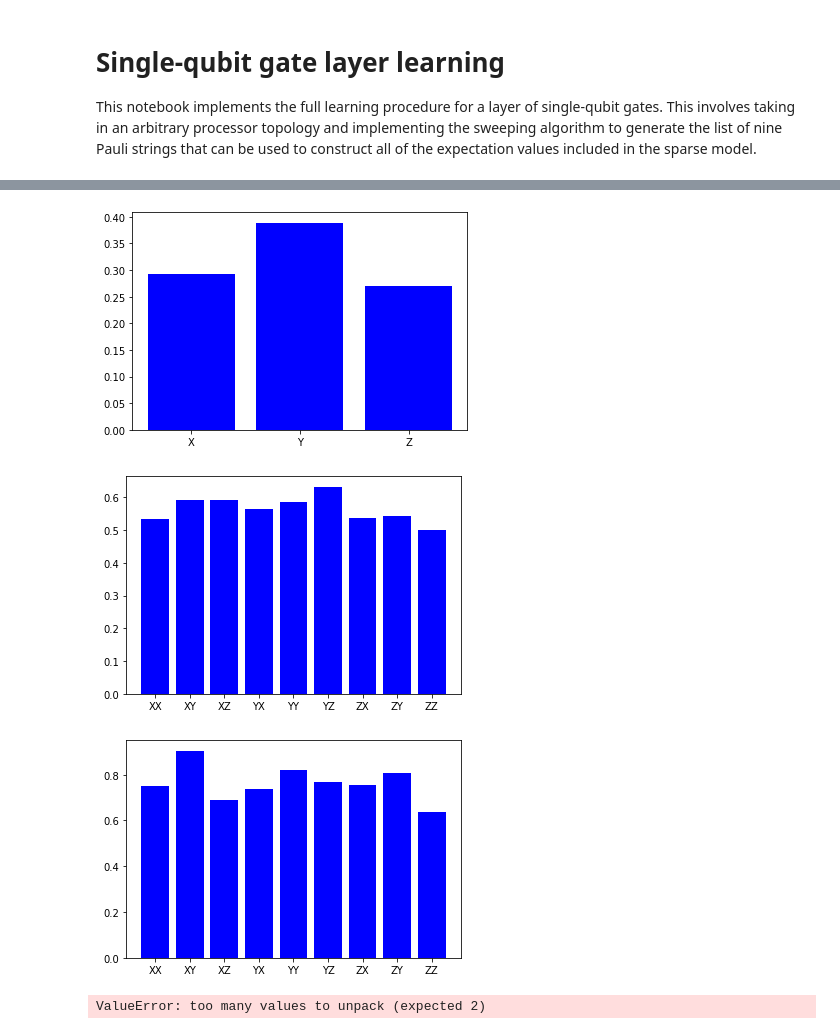
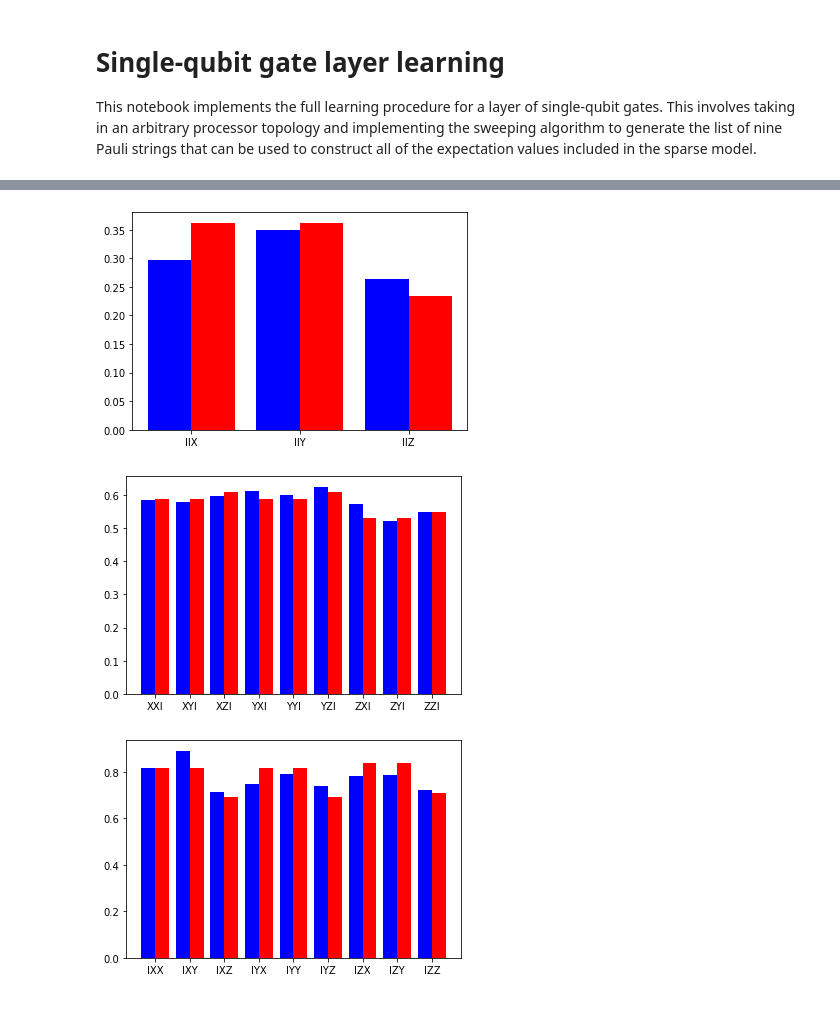
Before and after one commit to benmcdonough20/NEPEC_on_Hardware, a Jupyter notebook: two_qubit_PEC/single_qubit_gate_learning.ipynb, the cells around one changed output, grey strips where cells are left out. Cells and saved outputs as stored; diff of their text form; code cells hidden in the pictures.

```diff
--- a/two_qubit_PEC/single_qubit_gate_learning.ipynb
+++ b/two_qubit_PEC/single_qubit_gate_learning.ipynb
@@ -320,0 +313,5 @@ for p in show_paulis:
+# %%
+noise_model = NoiseModel.from_backend(backend)
+x_error = noise_model._local_quantum_errors['x']
+id_error = noise_model._local_quantum_errors['id']
+sx_error = noise_model._local_quantum_errors['sx']
@@ -321,5 +349,8 @@ for p in show_paulis:
 # %%
 show_paulis = [j+"II" for j in "XYZ"]
-for p in show_paulis:
-    plt.bar(p[0], 100*(1-fit_data[p]), color='b')
+width = .4
+ax = np.arange(len(show_paulis))
+plt.bar(ax-width/2, [100*(1-fit_data[p]) for p in show_paulis], width, color='b')
+plt.bar(ax+width/2, [100*(1-real_errors[p]) for p in show_paulis], width, color = 'r')
+plt.xticks(ax, show_paulis);
 # %% [output]
@@ -327,5 +358,7 @@ for p in show_paulis:
 # %%
 show_paulis = ["I"+j+"I" for j in "XYZ"]
-for p in show_paulis:
-    plt.bar(p[1], 100*(1-fit_data[p]), color = 'b')
+ax = np.arange(len(show_paulis))
+plt.bar(ax-width/2, [100*(1-fit_data[p]) for p in show_paulis], width, color='b')
+plt.bar(ax+width/2, [100*(1-real_errors[p]) for p in show_paulis], width, color = 'r')
+plt.xticks(ax, show_paulis);
 # %% [output]
@@ -333,24 +366,24 @@ for p in show_paulis:
 # %%
 show_paulis = ["II"+j for j in "XYZ"]
-for p in show_paulis:
-    plt.bar(p[2], 100*(1-fit_data[p]), color = 'b')
+ax = np.arange(len(show_paulis))
+plt.bar(ax-width/2, [100*(1-fit_data[p]) for p in show_paulis], width, color='b')
+plt.bar(ax+width/2, [100*(1-real_errors[p]) for p in show_paulis], width, color = 'r')
+plt.xticks(ax, show_paulis);
 # %% [output]
-[figure, old version]
+[figure, new version]
 # %%
 show_paulis = [x + y + "I" for x in "XYZ" for y in "XYZ"]
-for p in show_paulis:
-    plt.bar(p[:2], 100*(1-fit_data[p]), color='b')
+ax = np.arange(len(show_paulis))
+plt.bar(ax-width/2, [100*(1-fit_data[p]) for p in show_paulis], width, color='b')
+plt.bar(ax+width/2, [100*(1-real_errors[p]) for p in show_paulis], width, color = 'r')
+plt.xticks(ax, show_paulis);
 # %% [output]
-[figure, old version]
+[figure, new version]
 # %%
 show_paulis = ["I"+x+y for x in "XYZ" for y in "XYZ"]
-for p in show_paulis:
-    plt.bar(p[1:], 100*(1-fit_data[p]), color = 'b')
+ax = np.arange(len(show_paulis))
+plt.bar(ax-width/2, [100*(1-fit_data[p]) for p in show_paulis], width, color='b')
+plt.bar(ax+width/2, [100*(1-real_errors[p]) for p in show_paulis], width, color = 'r')
+plt.xticks(ax, show_paulis);
 # %% [output]
-[figure, old version]
+[figure, new version]
-# %%
-real_errors = {}
-for p,i in pauli_basis(3, pauli_list=True).to_labels():
-    real_errors["".join(p)] = transfer_matrix[i][i]
-# %% [output]
-ValueError: too many values to unpack (expected 2)
```
Also changed, not shown: parts of 18 cells of this notebook, 15 other files.
